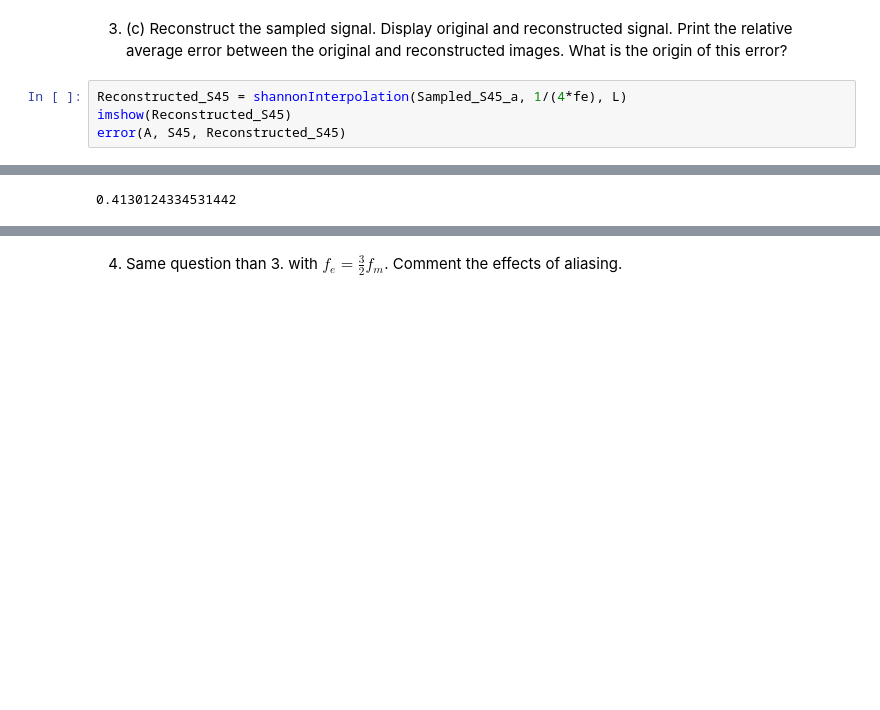
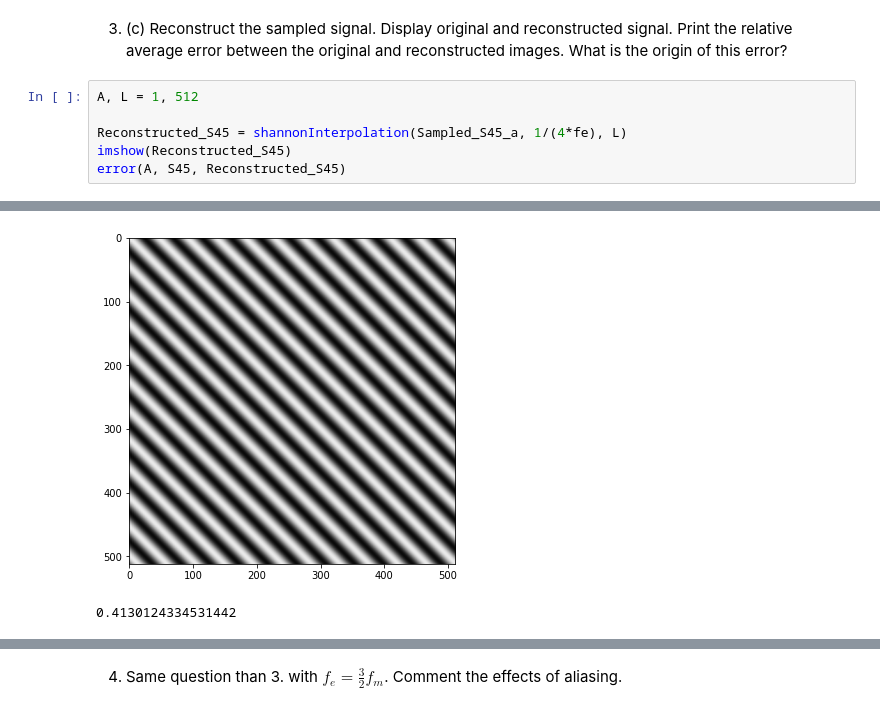
Before and after one commit to LUKALAVAL/BIMA, a Jupyter notebook: TME3/TME3.ipynb, the cells around one changed output, grey strips where cells are left out. Cells and saved outputs as stored; diff of their text form; blank space fills up the shorter version.

```diff
--- a/TME3/TME3.ipynb
+++ b/TME3/TME3.ipynb
@@ -141,6 +153,8 @@ def error(A, Xr, Xd):
 3. (c) Reconstruct the sampled signal. Display original and reconstructed signal.
    Print the relative average error between the original and reconstructed images. What is the origin of this error?
 # %%
+A, L = 1, 512
+
 Reconstructed_S45 = shannonInterpolation(Sampled_S45_a, 1/(4*fe), L)
 imshow(Reconstructed_S45)
 error(A, S45, Reconstructed_S45)
@@ -150,2 +162,3 @@ error(A, S45, Reconstructed_S45)
+[figure, added]
 0.4130124334531442
 # %%
```
Also changed, not shown: parts of 17 cells of this notebook.
